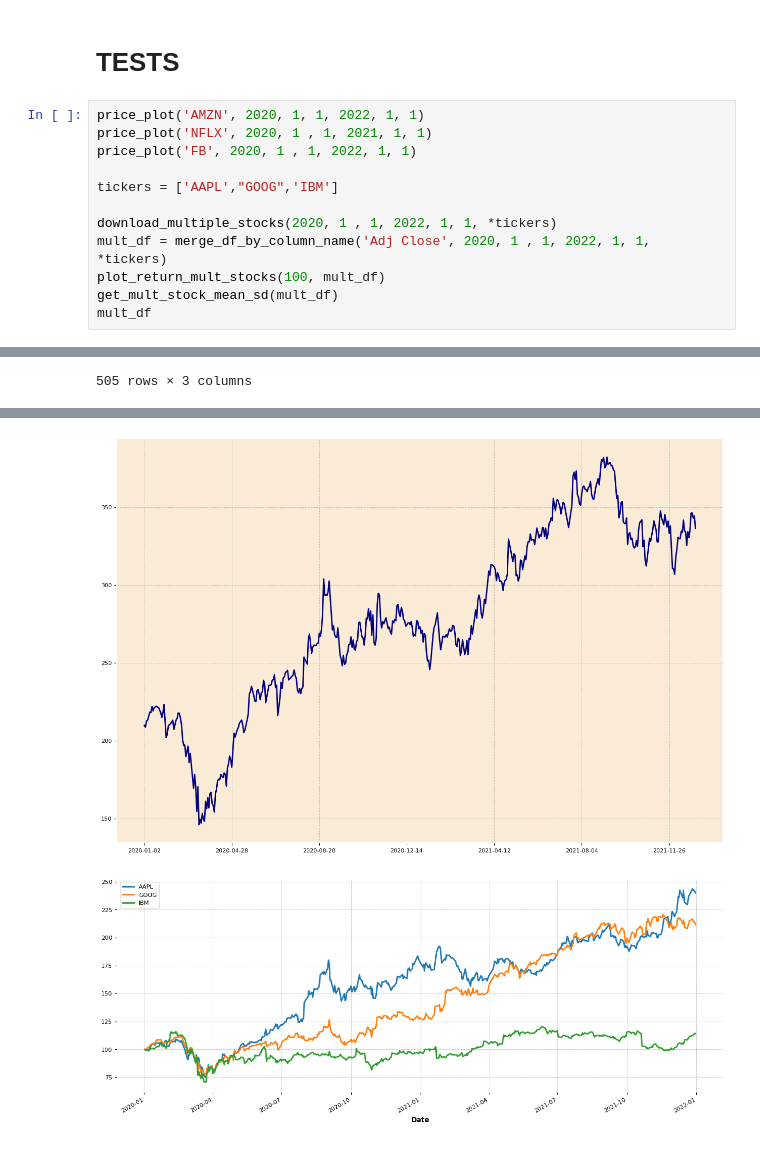
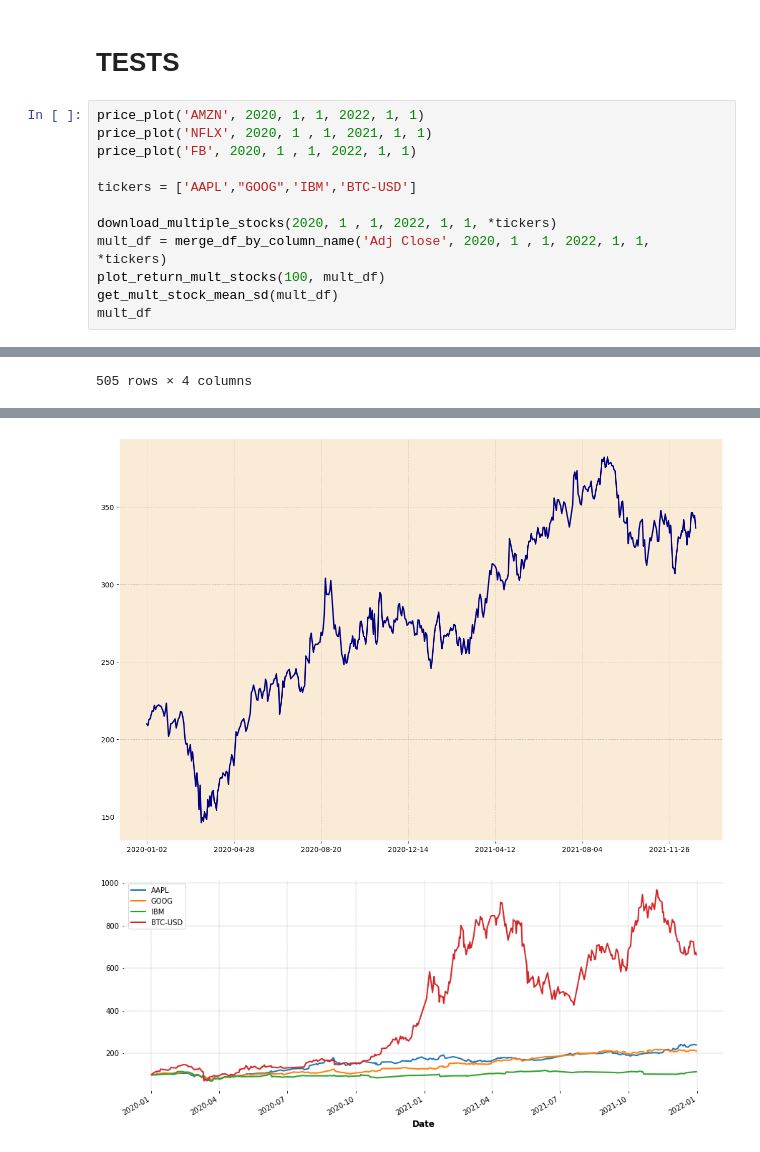
Before and after one commit to Joseemm96/Py-Stock-Market, a Jupyter notebook: intro2.ipynb, the cells around one changed output, grey strips where cells are left out. Cells and saved outputs as stored; diff of their text form.

```diff
--- a/intro2.ipynb
+++ b/intro2.ipynb
@@ -114,7 +107,7 @@ price_plot('AMZN', 2020, 1, 1, 2022, 1, 1)
 price_plot('NFLX', 2020, 1 , 1, 2021, 1, 1)
 price_plot('FB', 2020, 1 , 1, 2022, 1, 1)
 
-tickers = ['AAPL',"GOOG",'IBM']
+tickers = ['AAPL',"GOOG",'IBM','BTC-USD']
 
 download_multiple_stocks(2020, 1 , 1, 2022, 1, 1, *tickers)
 mult_df = merge_df_by_column_name('Adj Close', 2020, 1 , 1, 2022, 1, 1, *tickers)
@@ -146 +142 @@ Coefficient of Variation: 0.09934031468408291
-505 rows × 3 columns
+505 rows × 4 columns
@@ -149,2 +145,2 @@ Coefficient of Variation: 0.09934031468408291
-[figure, old version]
+[figure, new version]
-[figure, old version]
+[figure, new version]
```
Also changed, not shown: parts of 2 cells of this notebook, 7 other files.
